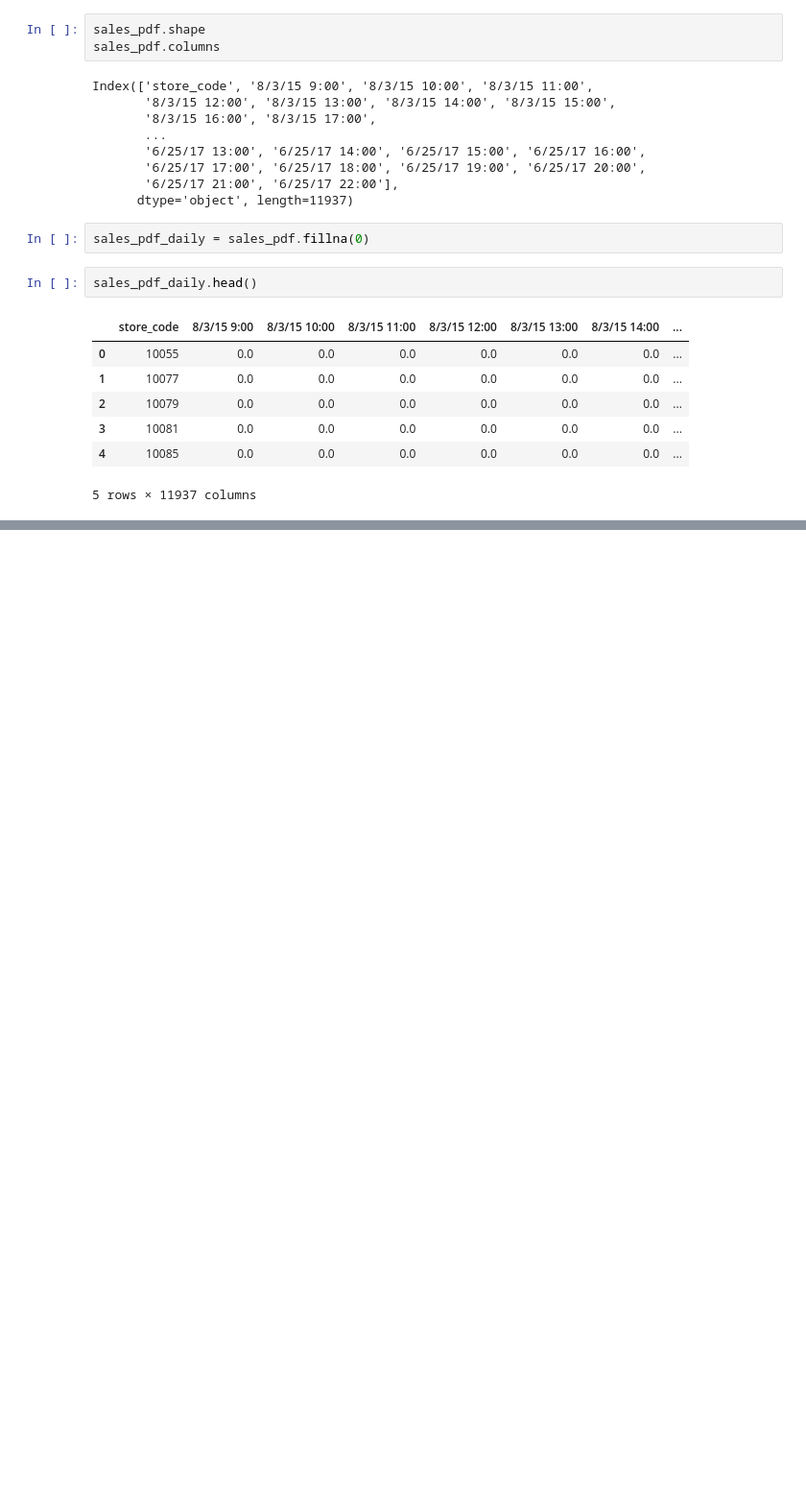
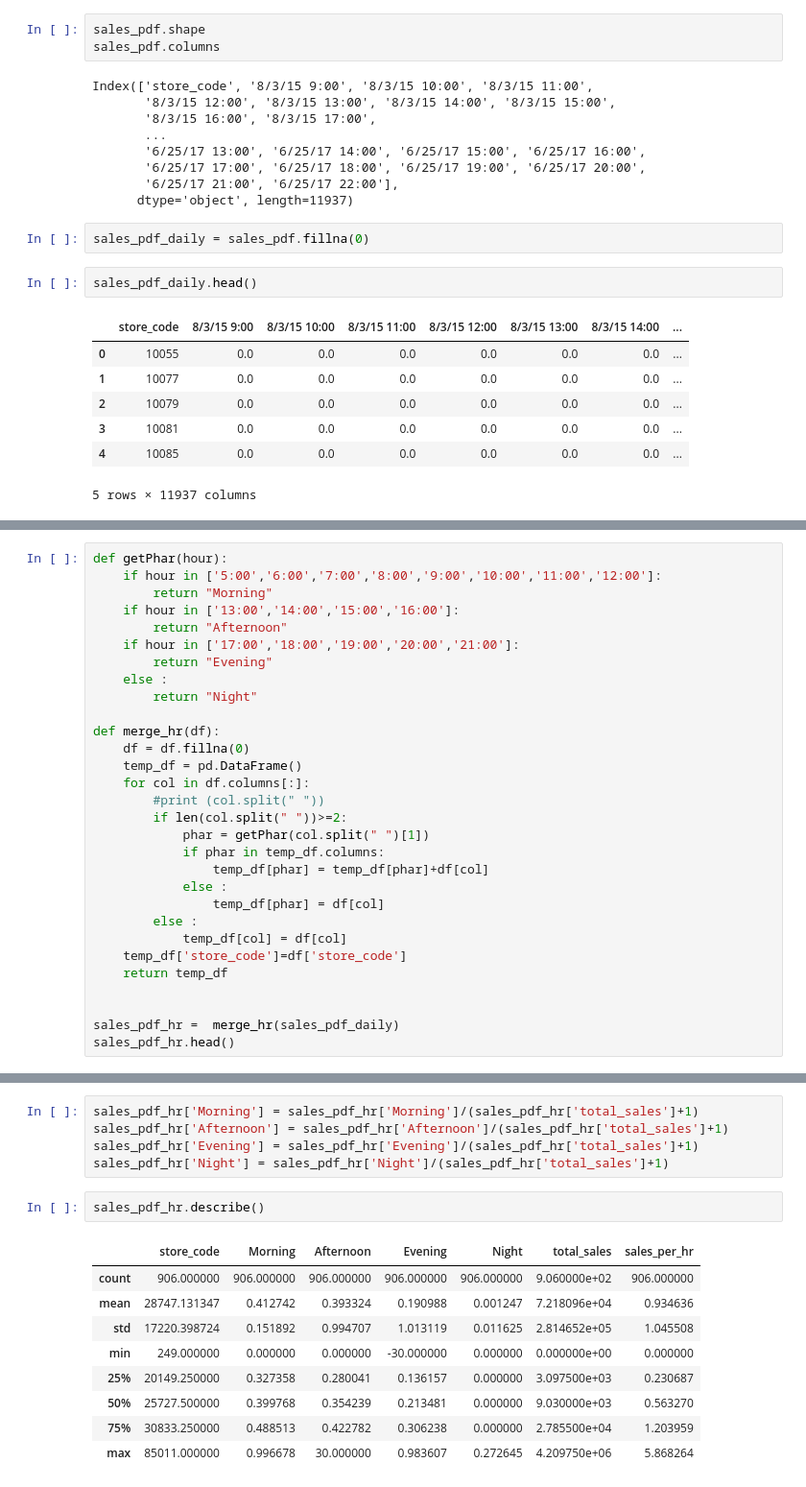
Before and after one commit to anilkumarpanda/imp_sales_forecast, a Jupyter notebook: Create Target v2.0.ipynb, the cells around one changed output, grey strips where cells are left out. Shown at 96% size. Drawn from its saved outputs; the diff is of its cells as text; blank space fills up the shorter version.

```diff
--- a/Create Target v2.0.ipynb
+++ b/Create Target v2.0.ipynb
@@ -77,0 +75,30 @@ sales_pdf_daily['sales_per_hr'].hist()
+# %%
+def getPhar(hour):
+    if hour in ['5:00','6:00','7:00','8:00','9:00','10:00','11:00','12:00']:
+        return "Morning"
+    if hour in ['13:00','14:00','15:00','16:00']:
+        return "Afternoon"
+    if hour in ['17:00','18:00','19:00','20:00','21:00']:
+        return "Evening"
+    else :
+        return "Night"
+
+def merge_hr(df):
+    df = df.fillna(0)
+    temp_df = pd.DataFrame()
+    for col in df.columns[:]:
+        #print (col.split(" "))
+        if len(col.split(" "))>=2:
+            phar = getPhar(col.split(" ")[1])
+            if phar in temp_df.columns:
+                temp_df[phar] = temp_df[phar]+df[col]
+            else :
+                temp_df[phar] = df[col]
+        else :
+            temp_df[col] = df[col]
+    temp_df['store_code']=df['store_code']
+    return temp_df
+
+
+sales_pdf_hr =  merge_hr(sales_pdf_daily)
+sales_pdf_hr.head()
@@ -77,0 +112,17 @@ sales_pdf_daily['sales_per_hr'].hist()
+# %%
+sales_pdf_hr['Morning'] = sales_pdf_hr['Morning']/(sales_pdf_hr['total_sales']+1)
+sales_pdf_hr['Afternoon'] = sales_pdf_hr['Afternoon']/(sales_pdf_hr['total_sales']+1)
+sales_pdf_hr['Evening'] = sales_pdf_hr['Evening']/(sales_pdf_hr['total_sales']+1)
+sales_pdf_hr['Night'] = sales_pdf_hr['Night']/(sales_pdf_hr['total_sales']+1)
+# %%
+sales_pdf_hr.describe()
+# %% [output]
+|  | store_code | Morning | Afternoon | Evening | Night | total_sales | sales_per_hr |
+| count | 906.000000 | 906.000000 | 906.000000 | 906.000000 | 906.000000 | 9.060000e+02 | 906.000000 |
+| mean | 28747.131347 | 0.412742 | 0.393324 | 0.190988 | 0.001247 | 7.218096e+04 | 0.934636 |
+| std | 17220.398724 | 0.151892 | 0.994707 | 1.013119 | 0.011625 | 2.814652e+05 | 1.045508 |
+| min | 249.000000 | 0.000000 | 0.000000 | -30.000000 | 0.000000 | 0.000000e+00 | 0.000000 |
+| 25% | 20149.250000 | 0.327358 | 0.280041 | 0.136157 | 0.000000 | 3.097500e+03 | 0.230687 |
+| 50% | 25727.500000 | 0.399768 | 0.354239 | 0.213481 | 0.000000 | 9.030000e+03 | 0.563270 |
+| 75% | 30833.250000 | 0.488513 | 0.422782 | 0.306238 | 0.000000 | 2.785500e+04 | 1.203959 |
+| max | 85011.000000 | 0.996678 | 30.000000 | 0.983607 | 0.272645 | 4.209750e+06 | 5.868264 |
```
Also changed, not shown: parts of 13 cells of this notebook, 4 other files.
